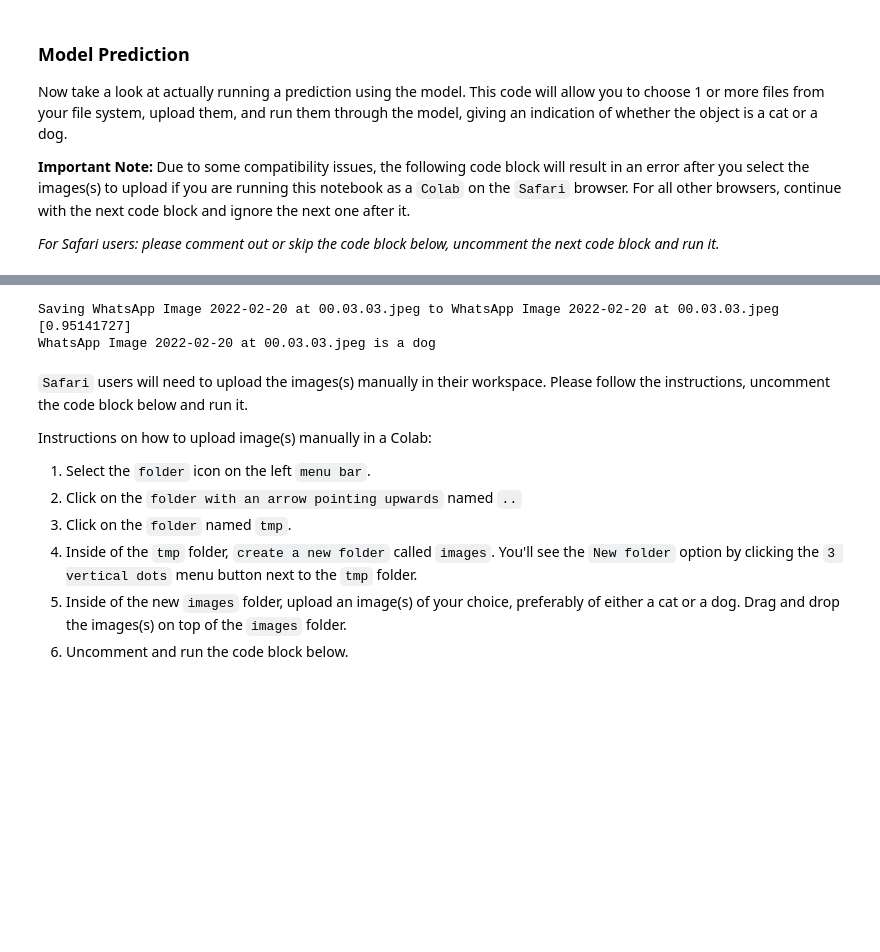
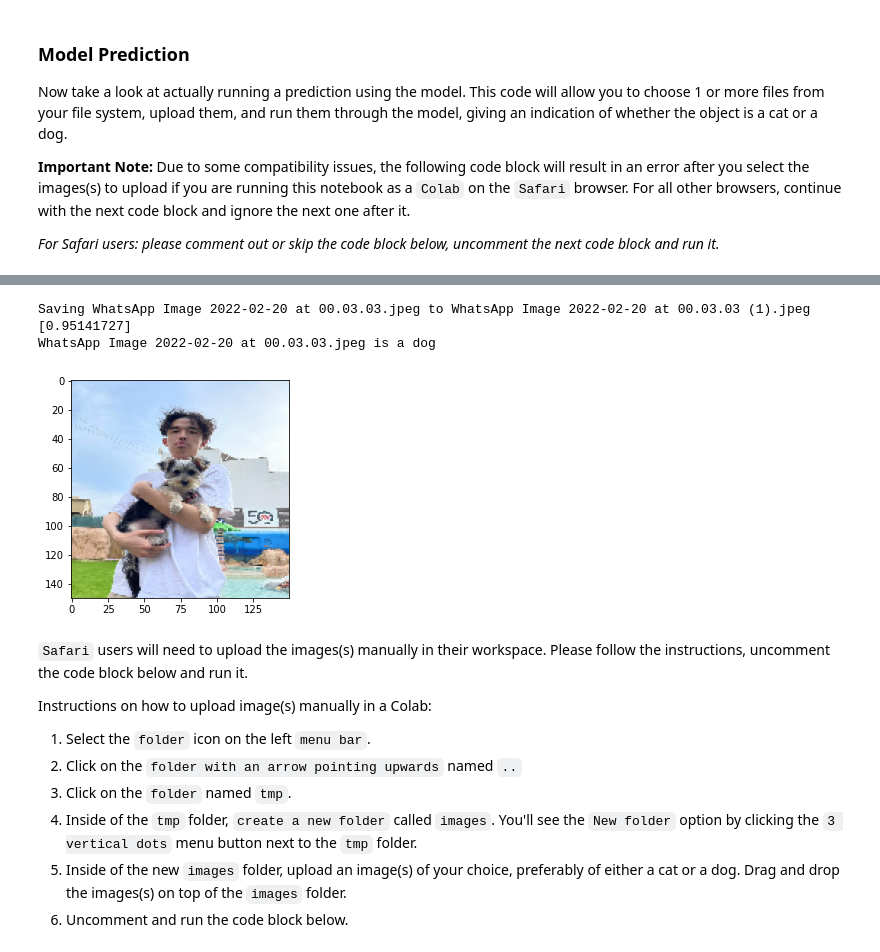
Before and after one commit to Mengxue12/tensorflow-1-public, a Jupyter notebook: C2/W1/ungraded_lab/C2_W1_Lab_1_cats_vs_dogs.ipynb, the cells around one changed output, grey strips where cells are left out. Saved outputs shown, nothing was run; the diff lists cells and outputs as text; code cells hidden in the pictures; blank space fills up the shorter version.

```diff
--- a/C2/W1/ungraded_lab/C2_W1_Lab_1_cats_vs_dogs.ipynb
+++ b/C2/W1/ungraded_lab/C2_W1_Lab_1_cats_vs_dogs.ipynb
@@ -301,34 +299,36 @@ _For Safari users: please comment out or skip the code block below, uncomment th
 import numpy as np
 
 from google.colab import files
 from keras.preprocessing import image
 
 uploaded=files.upload()
 
 for fn in uploaded.keys():
 
   # predicting images
   path='/content/' + fn
   img=image.load_img(path, target_size=(150, 150))
+  plt.imshow(img)
 
   x=image.img_to_array(img)
   x /= 255
   x=np.expand_dims(x, axis=0)
   images = np.vstack([x])
 
   classes = model.predict(images, batch_size=10)
 
   print(classes[0])
 
   if classes[0]>0.5:
     print(fn + " is a dog")
   else:
     print(fn + " is a cat")
 # %% [output]
 [interactive output not drawn]
-Saving WhatsApp Image 2022-02-20 at 00.03.03.jpeg to WhatsApp Image 2022-02-20 at 00.03.03.jpeg
+Saving WhatsApp Image 2022-02-20 at 00.03.03.jpeg to WhatsApp Image 2022-02-20 at 00.03.03 (1).jpeg
 [0.95141727]
 WhatsApp Image 2022-02-20 at 00.03.03.jpeg is a dog
+[figure, added]
 # %% [markdown]
 `Safari` users will need to upload the images(s) manually in their workspace. Please follow the instructions, uncomment the code block below and run it.
 
```
Also changed, not shown: parts of 1 cell of this notebook.
